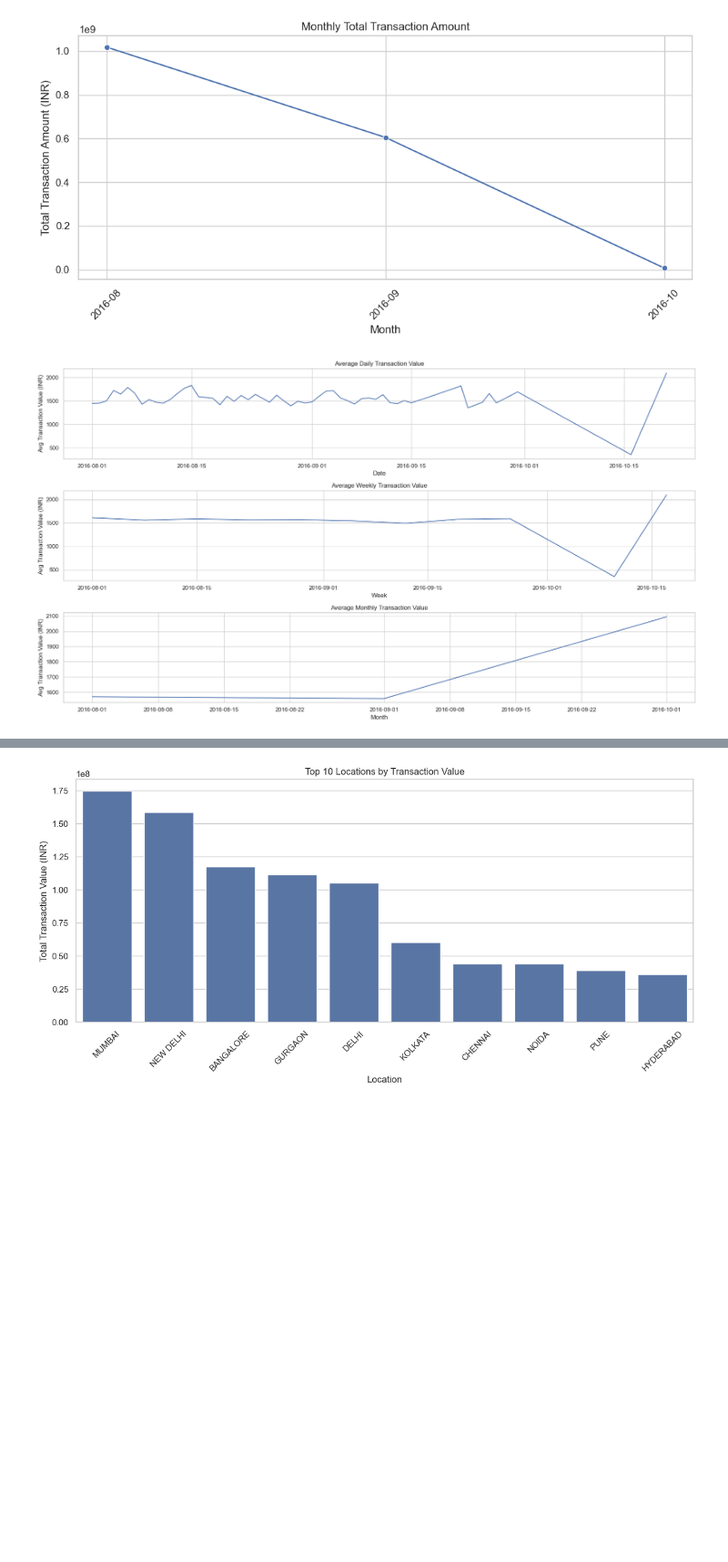
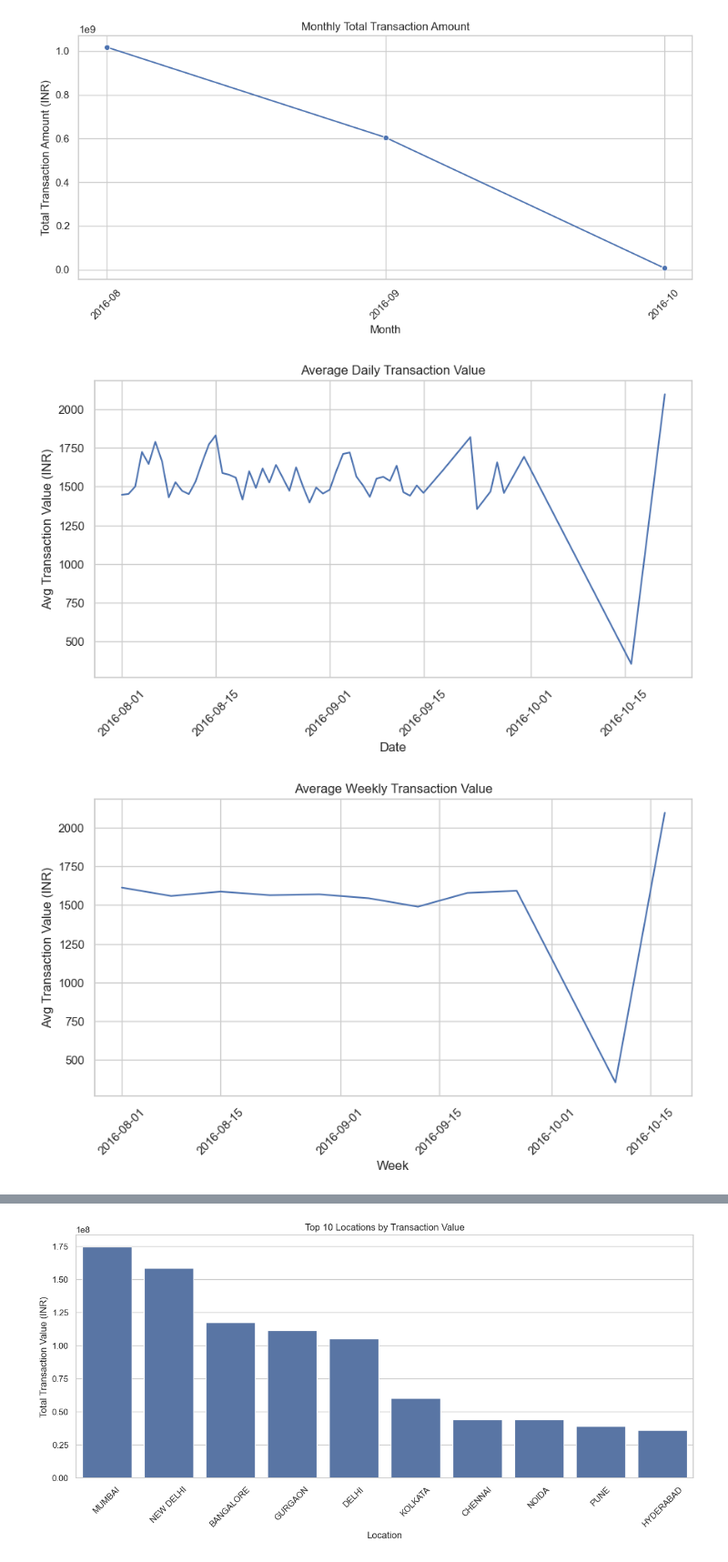
Before and after one commit to tai-dauda/RFM-Based-Customer-Segmentation, a Jupyter notebook: notebook/RFM Analysis.ipynb, the cells around one changed output, grey strips where cells are left out. Shown at 91% size. Drawn from its saved outputs; the diff is of its cells as text; code cells hidden in the pictures; blank space fills up the shorter version.

```diff
--- a/notebook/RFM Analysis.ipynb
+++ b/notebook/RFM Analysis.ipynb
@@ -325,10 +318,10 @@ df[df['CustGender'] == 'T']
 | 953529 | T959988 | C3380368 | 1985-06-20 13:29:33.551387264 | T | CHENNAI | 50050.0 | 2016-09-10 | ... |
 # %%
 # Replace 'T' with the most frequent gender, which is 'M'
-df['CustGender'] = df['CustGender'].replace('T', 'M')
+data['CustGender'] = data['CustGender'].replace('T', 'M')
 
 # Verify cleanup
-cleaned_gender_counts = df['CustGender'].value_counts()
+cleaned_gender_counts = data['CustGender'].value_counts()
 cleaned_gender_counts
 # %% [output]
 CustGender
@@ -403,4 +384,7 @@ df[df['TransactionAmount (INR)'] == 0].value_counts().sum()
 820
 # %%
 #remove transaction with 0 amount
-df.drop(df[df['TransactionAmount (INR)']==0].index.tolist(), axis = 0, inplace=True)
+data.drop(data[data['TransactionAmount (INR)']==0].index.tolist(), axis = 0, inplace=True)
+
+#verify the result
+data[data['TransactionAmount (INR)'] == 0].value_counts().sum()
@@ -505,8 +458,8 @@ plt.show()
 [figure]
 # %%
 # Weekly Transaction Value
-df['Week'] = df['TransactionDate'].dt.to_period('W').apply(lambda r: r.start_time)
-weekly_trend = df.groupby('Week')['TransactionAmount (INR)'].sum().reset_index()
+data['Week'] = data['TransactionDate'].dt.to_period('W').apply(lambda r: r.start_time)
+weekly_trend = data.groupby('Week')['TransactionAmount (INR)'].sum().reset_index()
 
 # Plotting Weekly Trend
 plt.figure(figsize=(14, 6))
@@ -521,8 +474,8 @@ plt.show()
 [figure]
 # %%
 # Monthly Transaction Value
-df['Month'] = df['TransactionDate'].dt.to_period('M').astype(str)
-monthly_trend = df.groupby('Month')['TransactionAmount (INR)'].sum().reset_index()
+data['Month'] = data['TransactionDate'].dt.to_period('M').astype(str)
+monthly_trend = data.groupby('Month')['TransactionAmount (INR)'].sum().reset_index()
 
 # Plotting Monthly Trend
 plt.figure(figsize=(10, 5))
@@ -536,41 +489,39 @@ plt.show()
 # %% [output]
 [figure]
 # %%
-
 # Grouping by day, week, and month — and calculating average transaction value per group
-daily_avg = df.groupby(df['TransactionDate'].dt.date)['TransactionAmount (INR)'].mean()
-weekly_avg = df.groupby(df['TransactionDate'].dt.to_period('W'))['TransactionAmount (INR)'].mean()
-monthly_avg = df.groupby(df['TransactionDate'].dt.to_period('M'))['TransactionAmount (INR)'].mean()
+daily_avg = data.groupby(data['TransactionDate'].dt.date)['TransactionAmount (INR)'].mean()
+weekly_avg = data.groupby(data['TransactionDate'].dt.to_period('W'))['TransactionAmount (INR)'].mean()
+monthly_avg = data.groupby(data['TransactionDate'].dt.to_period('M'))['TransactionAmount (INR)'].mean()
 
 # Convert PeriodIndex to timestamp for plotting
 weekly_avg.index = weekly_avg.index.to_timestamp()
 monthly_avg.index = monthly_avg.index.to_timestamp()
 
-# Plotting
-plt.figure(figsize=(18, 10))
 
-# Daily Average
-plt.subplot(3, 1, 1)
+plt.figure(figsize=(10, 5))
 sns.lineplot(x=daily_avg.index, y=daily_avg.values)
-plt.title('Average Daily Transaction Value')
-plt.xlabel('Date')
-plt.ylabel('Avg Transaction Value (INR)')
+plt.title("Average Daily Transaction Value")
+plt.xlabel("Date")
+plt.ylabel("Avg Transaction Value (INR)")
+plt.xticks(rotation=45)  # Rotate x-axis labels for better visibility
+plt.show()
 
-# Weekly Average
-plt.subplot(3, 1, 2)
+plt.figure(figsize=(10, 5))
 sns.lineplot(x=weekly_avg.index, y=weekly_avg.values)
-plt.title('Average Weekly Transaction Value')
-plt.xlabel('Week')
-plt.ylabel('Avg Transaction Value (INR)')
+plt.title("Average Weekly Transaction Value")
+plt.xlabel("Week")
+plt.ylabel("Avg Transaction Value (INR)")
+plt.xticks(rotation=45)
+plt.show()
 
-# Monthly Average
-plt.subplot(3, 1, 3)
+plt.figure(figsize=(10, 5))
 sns.lineplot(x=monthly_avg.index, y=monthly_avg.values)
-plt.title('Average Monthly Transaction Value')
-plt.xlabel('Month')
-plt.ylabel('Avg Transaction Value (INR)')
-
-plt.tight_layout()
+plt.title("Average Monthly Transaction Value")
+plt.xlabel("Month")
+plt.ylabel("Avg Transaction Value (INR)")
+plt.xticks(rotation=45)
 plt.show()
 # %% [output]
-[figure, old version]
+[figure, new version]
+[figure, added]
```
Also changed, not shown: parts of 40 cells of this notebook, 2 other files.
